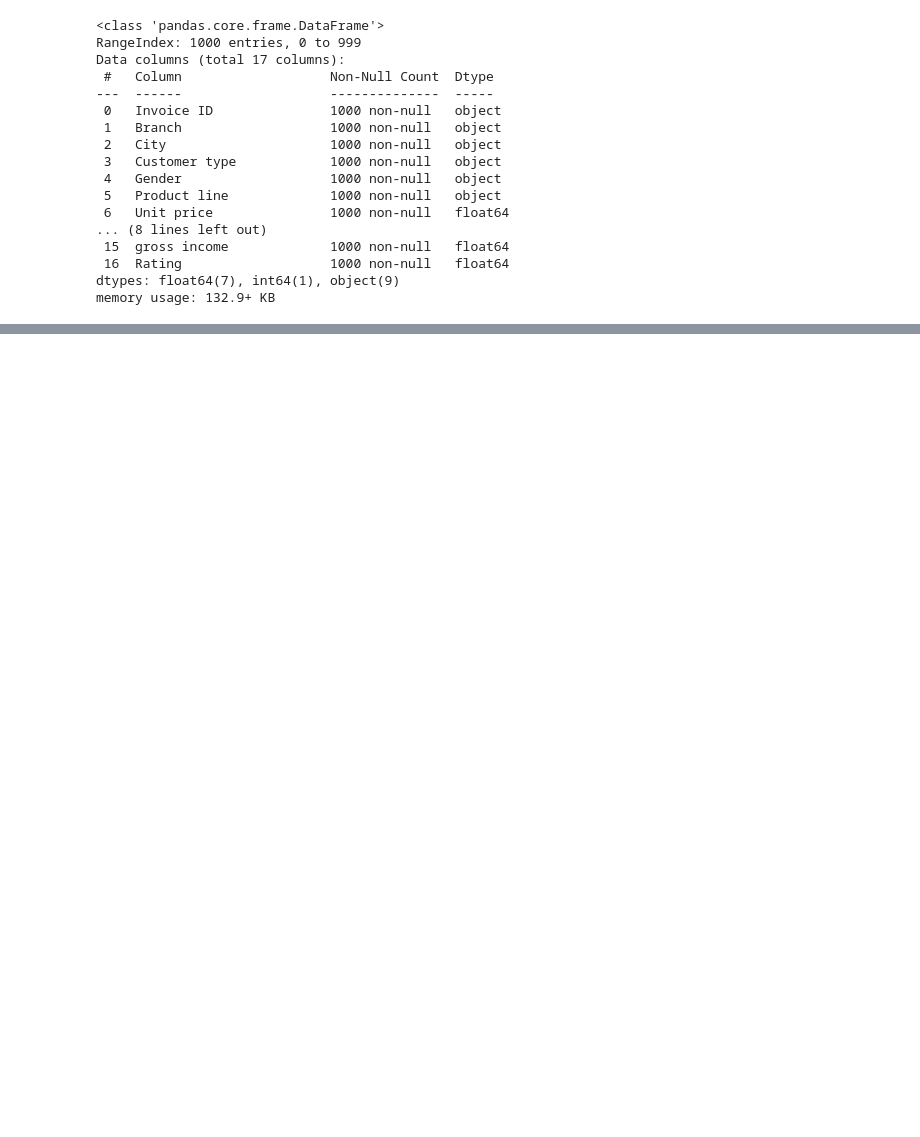
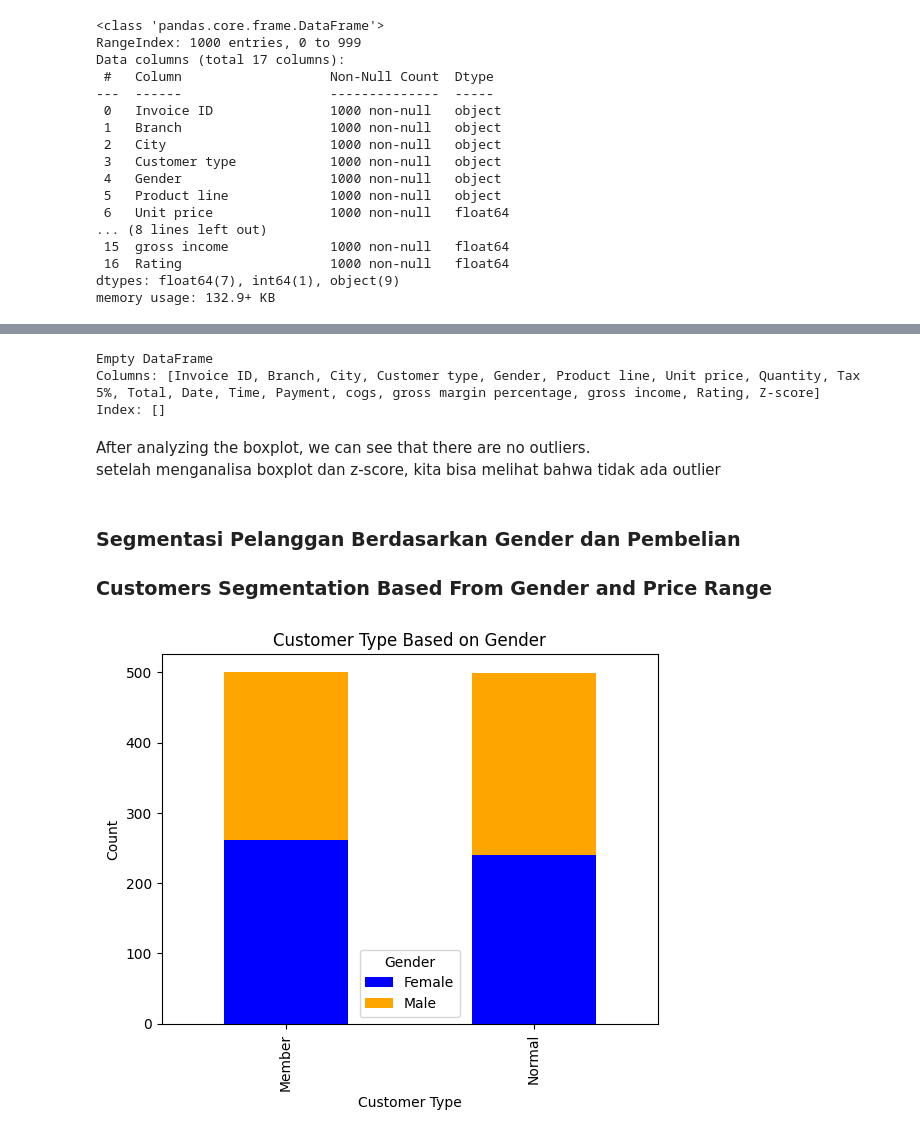
Before and after one commit to AngeloDusu/EDA-Sales-Analysis, a Jupyter notebook: Codes/EDA-Sales-Analysis.ipynb, the cells around one changed output, grey strips where cells are left out. Drawn from its saved outputs; the diff is of its cells as text; code cells hidden in the pictures; blank space fills up the shorter version.

```diff
--- a/Codes/EDA-Sales-Analysis.ipynb
+++ b/Codes/EDA-Sales-Analysis.ipynb
@@ -48,0 +98,28 @@ data.describe()
+# %%
+from scipy import stats
+
+data['Z-score'] = stats.zscore(data['Total'])
+outliers = data[data['Z-score'].abs() > 3]
+print(outliers)
+# %% [output]
+Empty DataFrame
+Columns: [Invoice ID, Branch, City, Customer type, Gender, Product line, Unit price, Quantity, Tax 5%, Total, Date, Time, Payment, cogs, gross margin percentage, gross income, Rating, Z-score]
+Index: []
+# %% [markdown]
+After analyzing the boxplot, we can see that there are no outliers.<br>
+setelah menganalisa boxplot dan z-score, kita bisa melihat bahwa tidak ada outlier
+# %% [markdown]
+<h3> Segmentasi Pelanggan Berdasarkan Gender dan Pembelian </h3>
+<h3> Customers Segmentation Based From Gender and Price Range </h3>
+# %%
+data['Customer type','unit price'] = pd.cut(data['Total'], bins=[0,100,500,1000, float('inf')],
+                                         labels=['Very Low', 'Low', 'Medium', 'High'])
+# %%
+counts = data.groupby(['Customer type', 'Gender']).size().unstack()
+counts.plot(kind='bar', stacked=True, color=['blue', 'orange'])
+plt.title('Customer Type Based on Gender')
+plt.xlabel('Customer Type')
+plt.ylabel('Count')
+plt.show()
+# %% [output]
+[figure, added]
```
Also changed, not shown: parts of 19 cells of this notebook, 1 other file.
